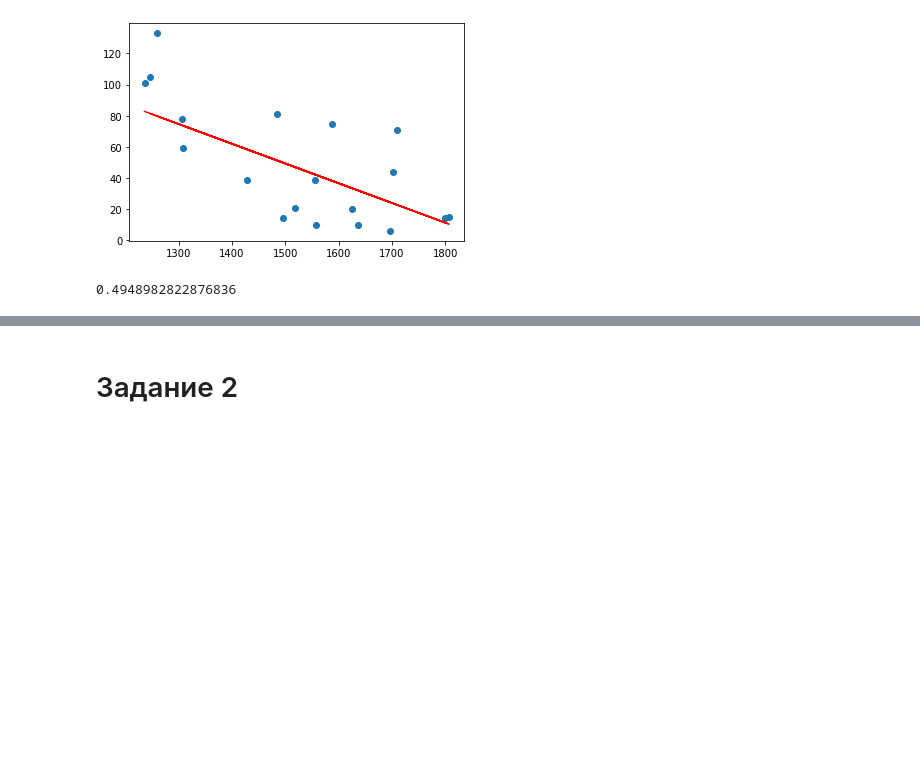
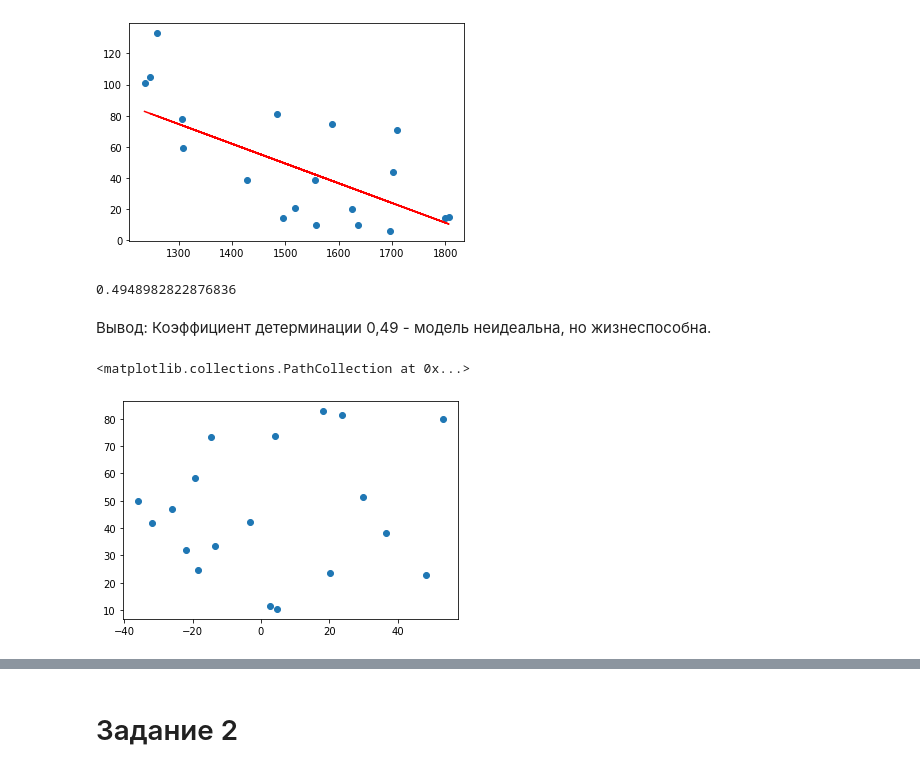
Before and after one commit to httphellojulia/netol, a Jupyter notebook: Statistics in Python/Homework 4/Homework 4.ipynb, the cells around one changed output, grey strips where cells are left out. Saved outputs shown, nothing was run; the diff lists cells and outputs as text; code cells hidden in the pictures; blank space fills up the shorter version.

```diff
--- a/Statistics in Python/Homework 4/Homework 4.ipynb
+++ b/Statistics in Python/Homework 4/Homework 4.ipynb
@@ -71,5 +78,7 @@ plt.plot(X_test, y_pred, c='r')
 model.score(X_test, y_test)
 # %% [output]
 0.4948982822876836
+# %% [markdown]
+Вывод: Коэффициент детерминации 0,49 - модель неидеальна, но жизнеспособна.
 # %%
 #Вывести график остатков
@@ -76,0 +85,6 @@ model.score(X_test, y_test)
+# %%
+res = y_test - y_pred
+plt.scatter(res,y_pred)
+# %% [output]
+<matplotlib.collections.PathCollection at 0x...>
+[figure, added]
```
Also changed, not shown: parts of 35 cells of this notebook.
